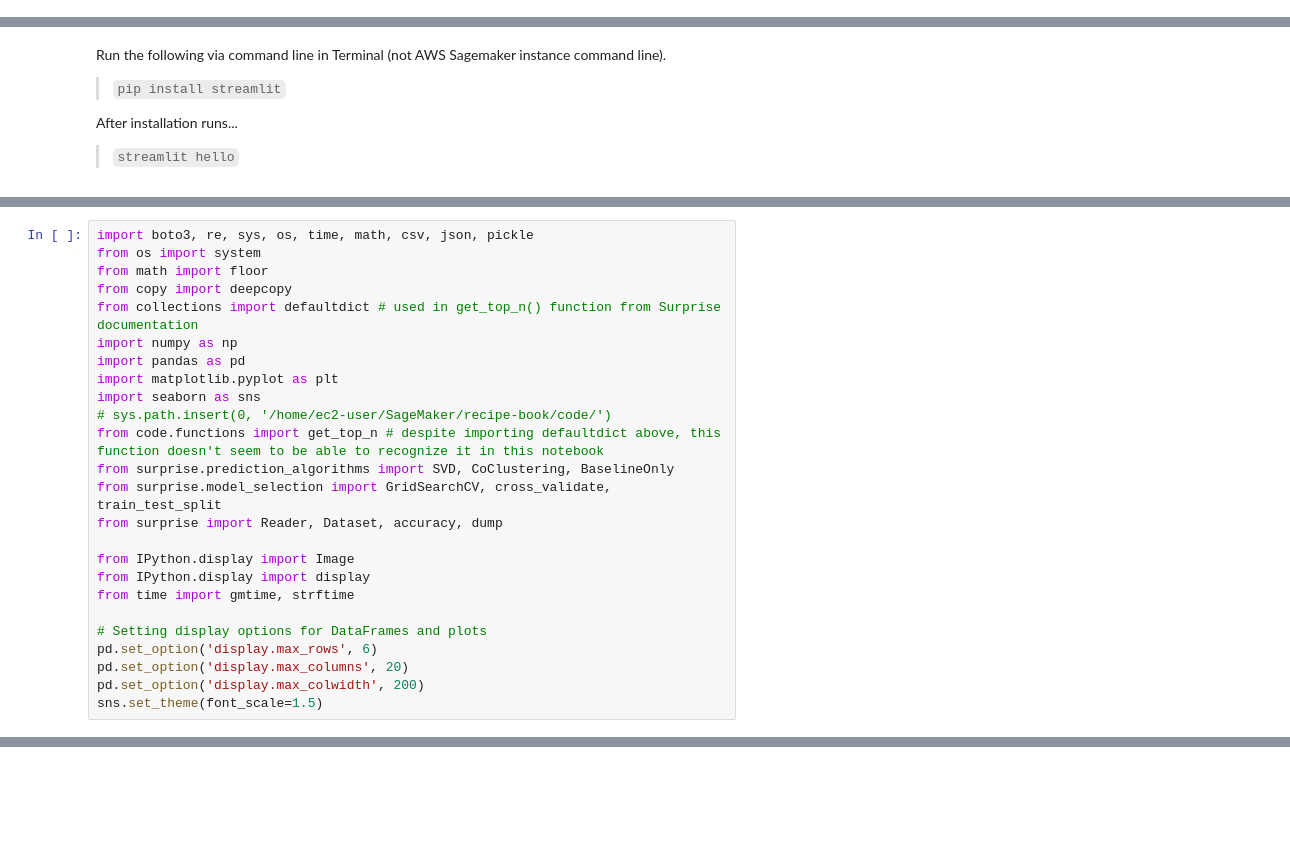
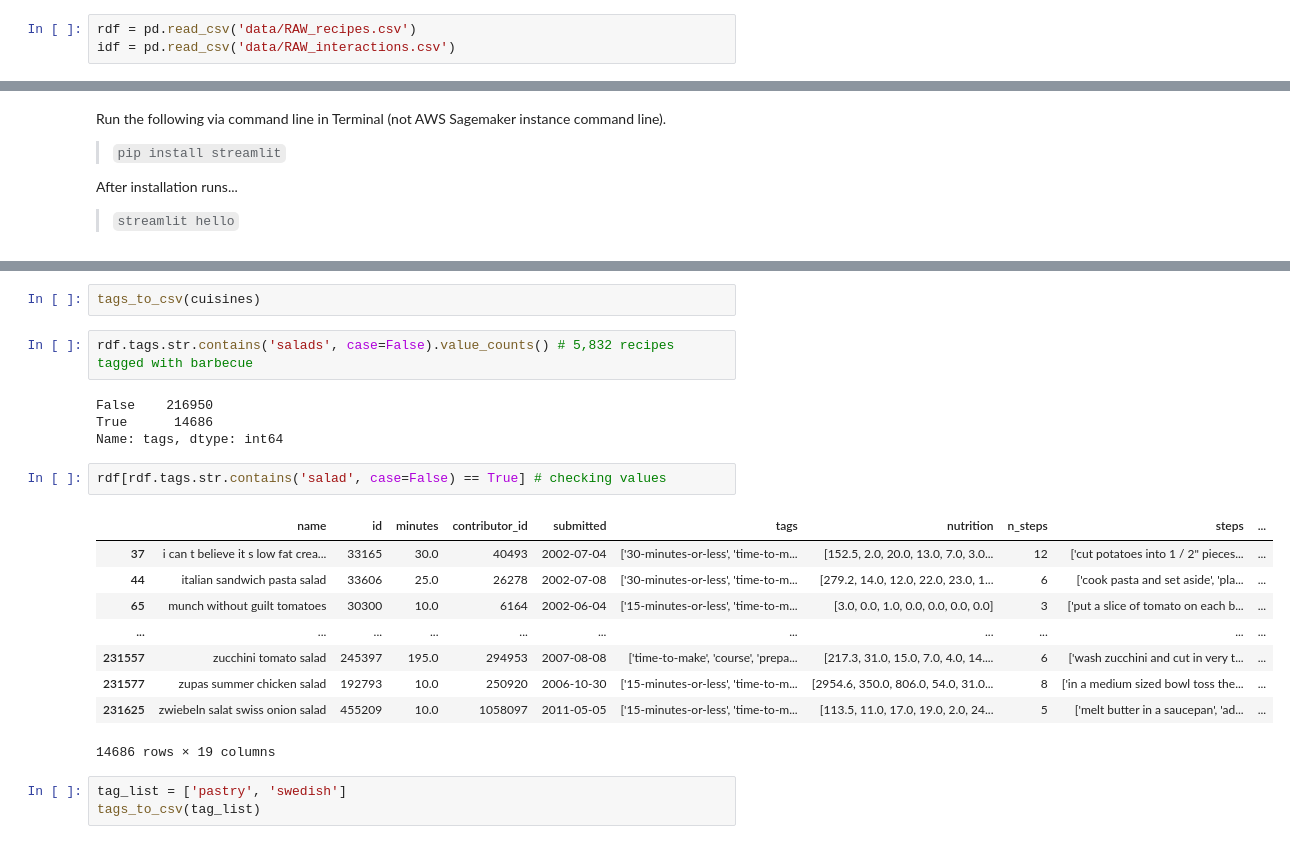
Before and after one commit to mike-flanagan/recipe-book, a Jupyter notebook: FrontEnd_Development_Notebook.ipynb, the cells around one changed output, grey strips where cells are left out. Cells and saved outputs as stored; diff of their text form; blank space fills up the shorter version.

```diff
--- a/FrontEnd_Development_Notebook.ipynb
+++ b/FrontEnd_Development_Notebook.ipynb
@@ -8,0 +32,3 @@ Front End Development
+# %%
+rdf = pd.read_csv('data/RAW_recipes.csv')
+idf = pd.read_csv('data/RAW_interactions.csv')
@@ -30,25 +63,0 @@ import streamlit as st
-# %%
-import boto3, re, sys, os, time, math, csv, json, pickle
-from os import system
-from math import floor
-from copy import deepcopy
-from collections import defaultdict # used in get_top_n() function from Surprise documentation
-import numpy as np
-import pandas as pd
-import matplotlib.pyplot as plt
-import seaborn as sns
-# sys.path.insert(0, '/home/ec2-user/SageMaker/recipe-book/code/')
-from code.functions import get_top_n # despite importing defaultdict above, this function doesn't seem to be able to recognize it in this notebook
-from surprise.prediction_algorithms import SVD, CoClustering, BaselineOnly
-from surprise.model_selection import GridSearchCV, cross_validate, train_test_split
-from surprise import Reader, Dataset, accuracy, dump
-
-from IPython.display import Image
-from IPython.display import display
-from time import gmtime, strftime
-
-# Setting display options for DataFrames and plots
-pd.set_option('display.max_rows', 6)
-pd.set_option('display.max_columns', 20)
-pd.set_option('display.max_colwidth', 200)
-sns.set_theme(font_scale=1.5)
@@ -54,0 +158,23 @@ sns.set_theme(font_scale=1.5)
+# %%
+tags_to_csv(cuisines)
+# %%
+rdf.tags.str.contains('salads', case=False).value_counts() # 5,832 recipes tagged with barbecue
+# %% [output]
+False    216950
+True      14686
+Name: tags, dtype: int64
+# %%
+rdf[rdf.tags.str.contains('salad', case=False) == True] # checking values
+# %% [output]
+|  | name | id | minutes | contributor_id | submitted | tags | nutrition | n_steps | steps | ... |
+| 37 | i can t believe it s low fat crea... | 33165 | 30.0 | 40493 | 2002-07-04 | ['30-minutes-or-less', 'time-to-m... | [152.5, 2.0, 20.0, 13.0, 7.0, 3.0... | 12 | ['cut potatoes into 1 / 2" pieces... | ... |
+| 44 | italian sandwich pasta salad | 33606 | 25.0 | 26278 | 2002-07-08 | ['30-minutes-or-less', 'time-to-m... | [279.2, 14.0, 12.0, 22.0, 23.0, 1... | 6 | ['cook pasta and set aside', 'pla... | ... |
+| 65 | munch without guilt tomatoes | 30300 | 10.0 | 6164 | 2002-06-04 | ['15-minutes-or-less', 'time-to-m... | [3.0, 0.0, 1.0, 0.0, 0.0, 0.0, 0.0] | 3 | ['put a slice of tomato on each b... | ... |
+| ... | ... | ... | ... | ... | ... | ... | ... | ... | ... | ... |
+| 231557 | zucchini tomato salad | 245397 | 195.0 | 294953 | 2007-08-08 | ['time-to-make', 'course', 'prepa... | [217.3, 31.0, 15.0, 7.0, 4.0, 14.... | 6 | ['wash zucchini and cut in very t... | ... |
+| 231577 | zupas summer chicken salad | 192793 | 10.0 | 250920 | 2006-10-30 | ['15-minutes-or-less', 'time-to-m... | [2954.6, 350.0, 806.0, 54.0, 31.0... | 8 | ['in a medium sized bowl toss the... | ... |
+| 231625 | zwiebeln salat swiss onion salad | 455209 | 10.0 | 1058097 | 2011-05-05 | ['15-minutes-or-less', 'time-to-m... | [113.5, 11.0, 17.0, 19.0, 2.0, 24... | 5 | ['melt butter in a saucepan', 'ad... | ... |
+14686 rows × 19 columns
+# %%
+tag_list = ['pastry', 'swedish']
+tags_to_csv(tag_list)
```
Also changed, not shown: parts of 51 cells of this notebook, 9 other files.
